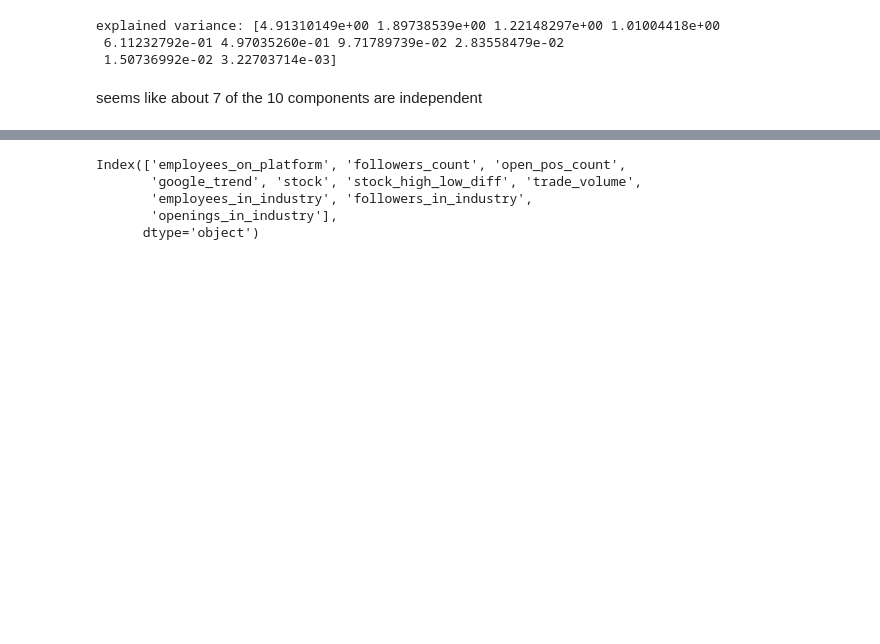
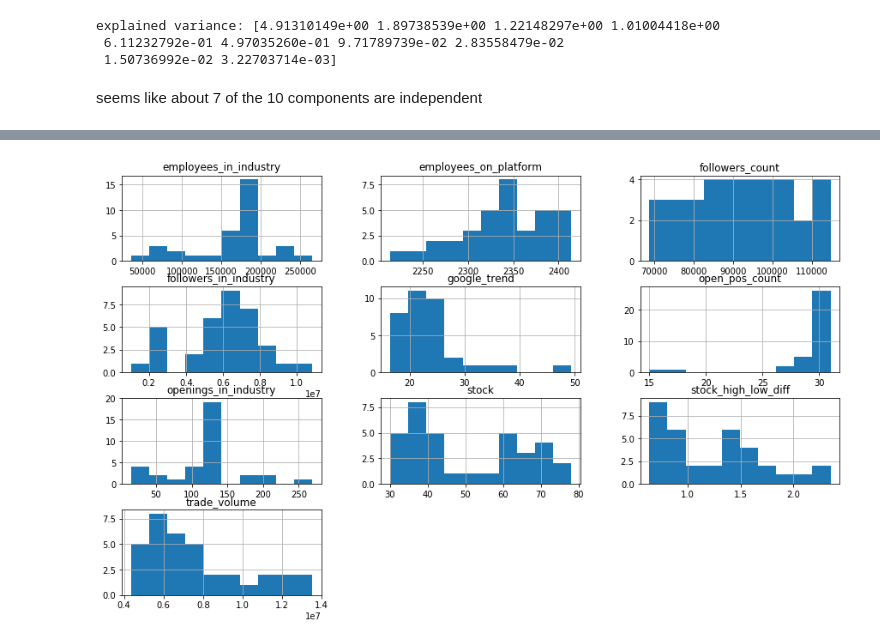
Before and after one commit to BoGGoG/DataIncubatorProject, a Jupyter notebook: DataExploration_Activision.ipynb, the cells around one changed output, grey strips where cells are left out. Cells and saved outputs as stored; diff of their text form; code cells hidden in the pictures; blank space fills up the shorter version.

```diff
--- a/DataExploration_Activision.ipynb
+++ b/DataExploration_Activision.ipynb
@@ -68,8 +75,4 @@ ax1.legend(activision_std.columns)
 # %%
-activision.columns
+activision.hist();
 # %% [output]
-Index(['employees_on_platform', 'followers_count', 'open_pos_count',
-       'google_trend', 'stock', 'stock_high_low_diff', 'trade_volume',
-       'employees_in_industry', 'followers_in_industry',
-       'openings_in_industry'],
-      dtype='object')
+[figure, added]
```
Also changed, not shown: parts of 8 cells of this notebook, 3 other files.
